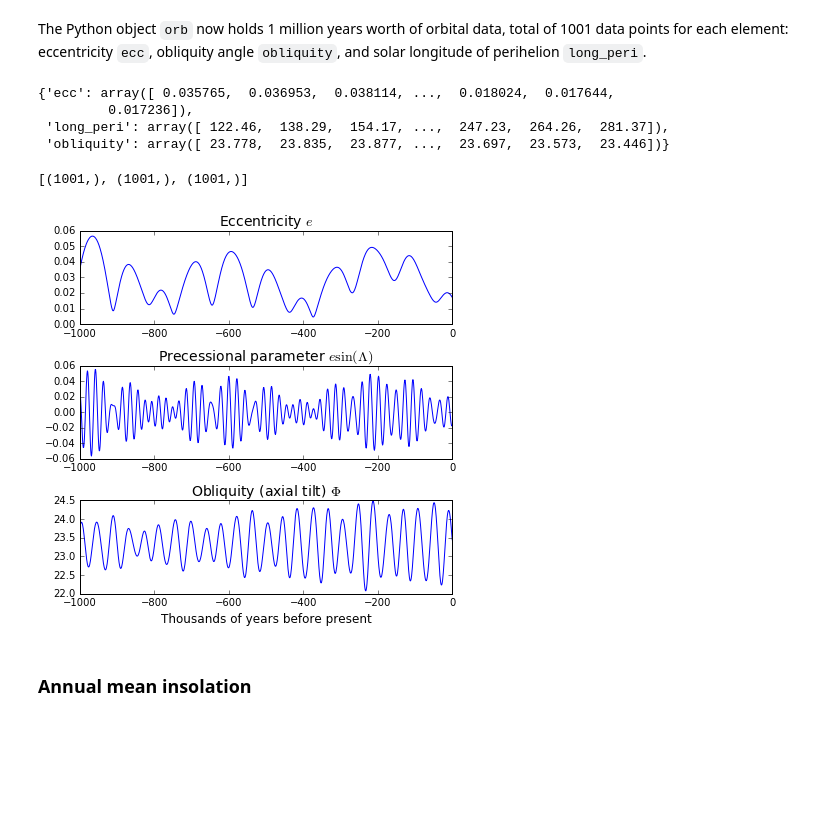
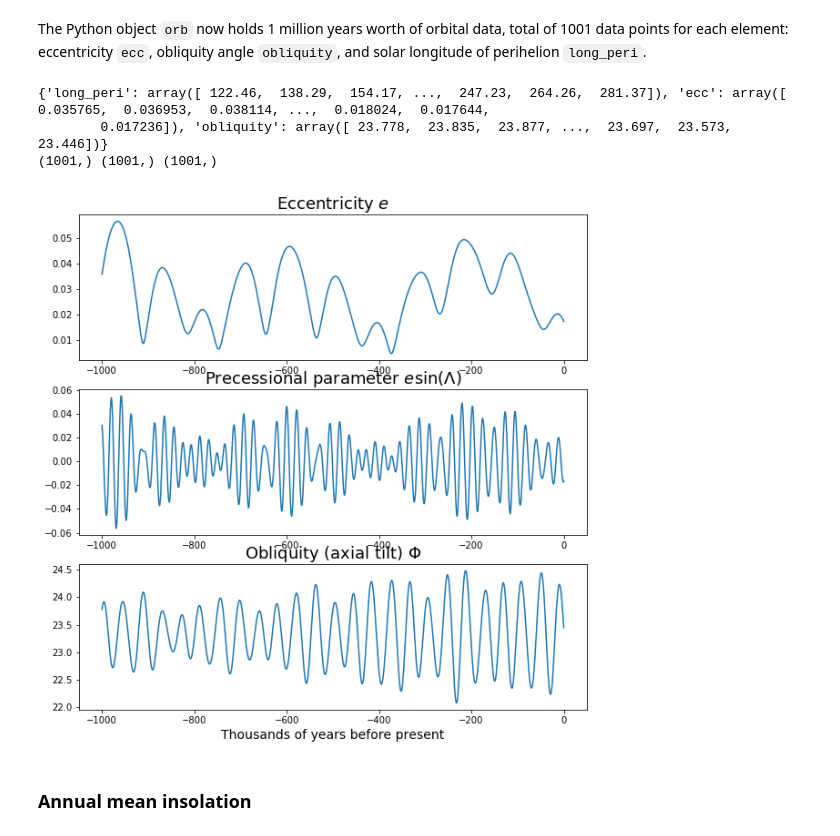
Before and after one commit to climlab/climlab, a Jupyter notebook: docs/source/notebooks/Insolation.ipynb, the cells around one changed output. Drawn from its saved outputs; the diff is of its cells as text; code cells hidden in the pictures; blank space fills up the shorter version.

Commit message:
Update presentation of example notebooks in docs

```diff
--- a/docs/source/notebooks/Insolation.ipynb
+++ b/docs/source/notebooks/Insolation.ipynb
@@ -72,35 +72,27 @@ Loading Berger and Loutre (1991) orbital parameter data from file /home/moritz/a
 # %% [markdown]
 The Python object `orb` now holds 1 million years worth of orbital data, total of 1001 data points for each element: eccentricity `ecc`, obliquity angle `obliquity`, and solar longitude of perihelion `long_peri`.
-# %%
-orb
-# %% [output]
-{'ecc': array([ 0.035765,  0.036953,  0.038114, ...,  0.018024,  0.017644,
-         0.017236]),
- 'long_peri': array([ 122.46,  138.29,  154.17, ...,  247.23,  264.26,  281.37]),
- 'obliquity': array([ 23.778,  23.835,  23.877, ...,  23.697,  23.573,  23.446])}
 # %%
-print [np.shape( orb['ecc'] ),
-       np.shape( orb['long_peri'] ),
-       np.shape( orb['obliquity'] ) ]
+print orb
+print np.shape( orb['ecc'] ), np.shape( orb['long_peri'] ), np.shape( orb['obliquity'] )
 # %% [output]
-[(1001,), (1001,), (1001,)]
+{'long_peri': array([ 122.46,  138.29,  154.17, ...,  247.23,  264.26,  281.37]), 'ecc': array([ 0.035765,  0.036953,  0.038114, ...,  0.018024,  0.017644,
+        0.017236]), 'obliquity': array([ 23.778,  23.835,  23.877, ...,  23.697,  23.573,  23.446])}
+(1001,) (1001,) (1001,)
 # %%
-fig = plt.figure( figsize = (6,6) )
+fig = plt.figure( figsize = (10,10) )
 ax1 = fig.add_subplot(3,1,1)
 ax1.plot( kyears, orb['ecc'] )
-ax1.set_title('Eccentricity $e$', fontsize=14 )
+ax1.set_title('Eccentricity $e$', fontsize=18 )
 ax2 = fig.add_subplot(3,1,2)
 ax2.plot( kyears, orb['ecc'] * np.sin( np.deg2rad( orb['long_peri'] ) ) )
-ax2.set_title('Precessional parameter $e \sin(\Lambda)$', fontsize=14 )
+ax2.set_title('Precessional parameter $e \sin(\Lambda)$', fontsize=18 )
 ax3 = fig.add_subplot(3,1,3)
 ax3.plot( kyears, orb['obliquity'] )
-ax3.set_title('Obliquity (axial tilt) $\Phi$', fontsize=14 )
-ax3.set_xlabel( 'Thousands of years before present', fontsize=12 )
-
-plt.tight_layout()
+ax3.set_title('Obliquity (axial tilt) $\Phi$', fontsize=18 )
+ax3.set_xlabel( 'Thousands of years before present', fontsize=14 )
 plt.show()
 # %% [output]
-[figure, old version]
+[figure, new version]
 # %% [markdown]
 ### Annual mean insolation
 # %% [markdown]
```
Also changed, not shown: parts of 9 cells of this notebook, 17 other files.
